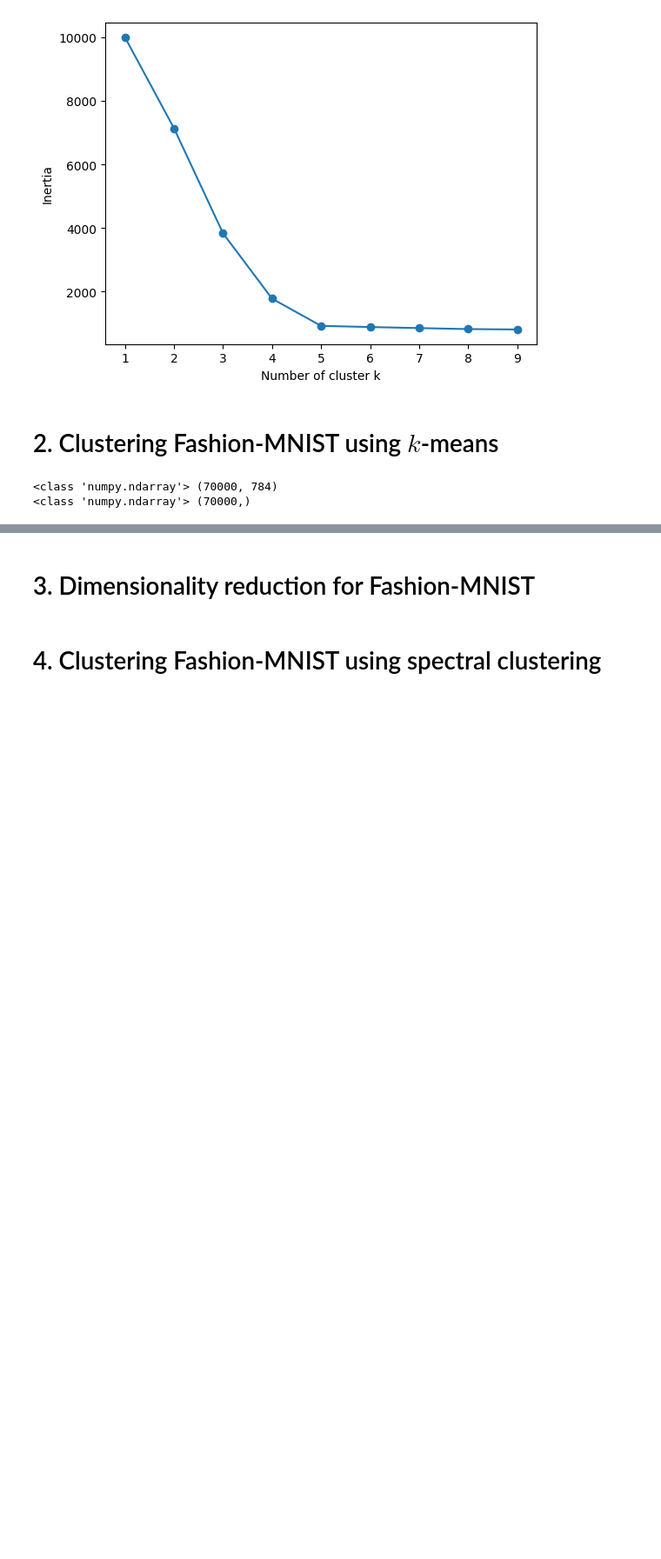
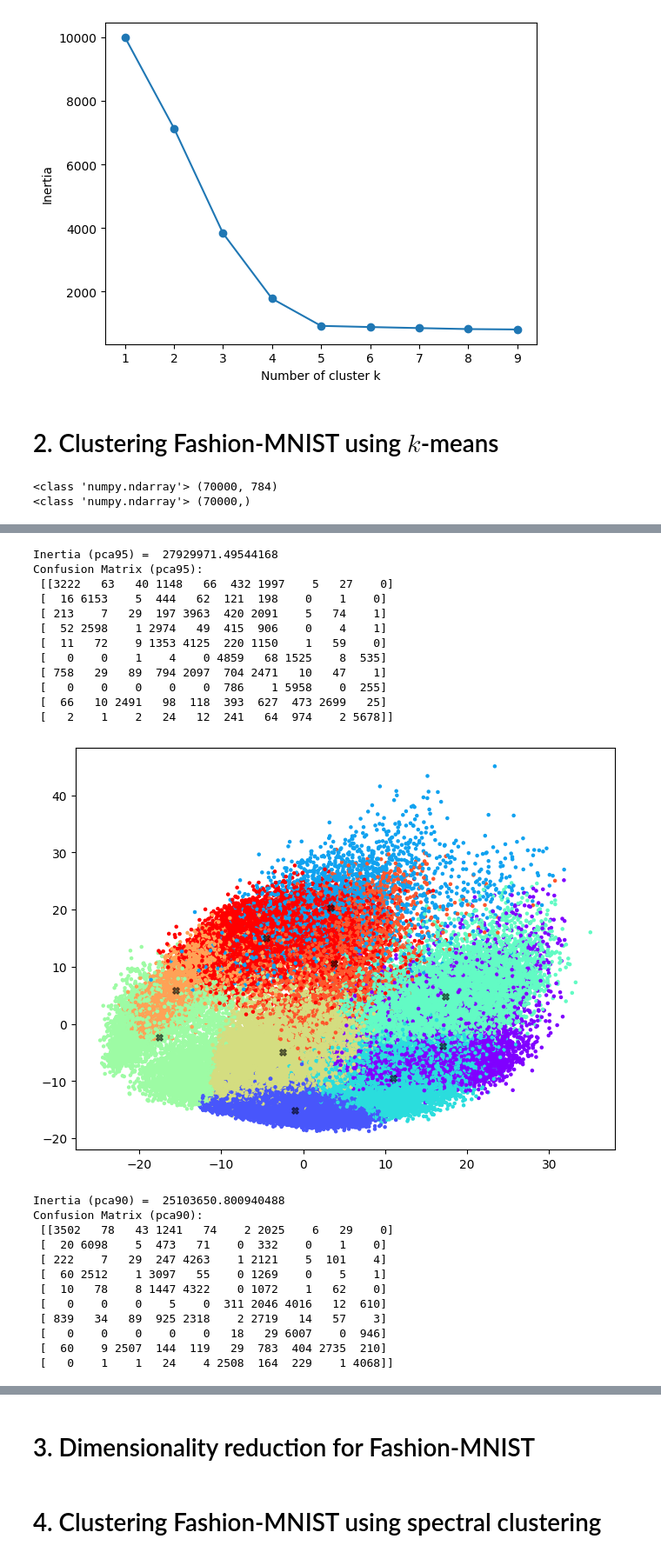
Before and after one commit to yiheng870106/Mathematics-of-Data-Science-Project-2-yiheng, a Jupyter notebook: project2.ipynb, the cells around one changed output, grey strips where cells are left out. Shown at 87% size. Cells and saved outputs as stored; diff of their text form; code cells hidden in the pictures; blank space fills up the shorter version.

```diff
--- a/project2.ipynb
+++ b/project2.ipynb
@@ -107,0 +209,77 @@ print(type(y),y.shape)
+# %%
+# PCA_95% and PCA_90%
+from sklearn.cluster import KMeans
+from sklearn.decomposition import PCA
+from sklearn.metrics import confusion_matrix
+from scipy.optimize import linear_sum_assignment
+
+X = StandardScaler().fit_transform(X)
+pca95 = PCA(n_components=0.95)
+X_pca95 = pca95.fit_transform(X)
+
+kmeans_pca95 = KMeans(n_clusters=10, random_state=1).fit(X_pca95)
+y_kmeans_pca95 = kmeans_pca95.labels_
+
+print("Inertia (pca95) = ",kmeans_pca95.inertia_)
+
+cm_pca95 = confusion_matrix(y, y_kmeans_pca95)
+row_ind_pca95, col_ind_pca95 = linear_sum_assignment(-cm_pca95)
+map_pca95 = dict(zip(col_ind_pca95, row_ind_pca95))
+y_kmeans_aligned_pca95 = np.array([map_pca95[label] for label in y_kmeans_pca95])
+print("Confusion Matrix (pca95): \n", confusion_matrix(y, y_kmeans_aligned_pca95))
+
+pca2 = PCA(n_components=2)
+X_pca2_pca95 = pca2.fit_transform(X_pca95)
+center_pca95 = pca2.transform(kmeans_pca95.cluster_centers_)
+plt.figure(figsize=(8,6))
+plt.scatter(X_pca2_pca95[:,0],X_pca2_pca95[:,1],c=y_kmeans_aligned_pca95, s=5, cmap="rainbow")
+plt.scatter(center_pca95[:,0],center_pca95[:,1],c="black",marker="X",s=30,alpha=0.5)
+plt.show()
+
+pca90 = PCA(n_components=0.9)
+X_pca90 = pca90.fit_transform(X)
+
+kmeans_pca90 = KMeans(n_clusters=10, random_state=1).fit(X_pca90)
+y_kmeans_pca90 = kmeans_pca90.labels_
+
+print("Inertia (pca90) = ",kmeans_pca90.inertia_)
+
+cm_pca90 = confusion_matrix(y, y_kmeans_pca90)
+row_ind_pca90, col_ind_pca90 = linear_sum_assignment(-cm_pca90)
+map_pca90 = dict(zip(col_ind_pca90, row_ind_pca90))
+y_kmeans_aligned_pca90 = np.array([map_pca90[label] for label in y_kmeans_pca90])
+print("Confusion Matrix (pca90): \n", confusion_matrix(y, y_kmeans_aligned_pca90))
+
+pca2 = PCA(n_components=2)
+X_pca2_pca90 = pca2.fit_transform(X_pca90)
+center_pca90 = pca2.transform(kmeans_pca90.cluster_centers_)
+plt.figure(figsize=(8,6))
+plt.scatter(X_pca2_pca90[:,0],X_pca2_pca90[:,1],c=y_kmeans_aligned_pca90, s=5, cmap="rainbow")
+plt.scatter(center_pca90[:,0],center_pca90[:,1],c="black",marker="X",s=30,alpha=0.5)
+plt.show()
+# %% [output]
+Inertia (pca95) =  27929971.49544168
+Confusion Matrix (pca95):
+ [[3222   63   40 1148   66  432 1997    5   27    0]
+ [  16 6153    5  444   62  121  198    0    1    0]
+ [ 213    7   29  197 3963  420 2091    5   74    1]
+ [  52 2598    1 2974   49  415  906    0    4    1]
+ [  11   72    9 1353 4125  220 1150    1   59    0]
+ [   0    0    1    4    0 4859   68 1525    8  535]
+ [ 758   29   89  794 2097  704 2471   10   47    1]
+ [   0    0    0    0    0  786    1 5958    0  255]
+ [  66   10 2491   98  118  393  627  473 2699   25]
+ [   2    1    2   24   12  241   64  974    2 5678]]
+[figure, added]
+Inertia (pca90) =  25103650.800940488
+Confusion Matrix (pca90):
+ [[3502   78   43 1241   74    2 2025    6   29    0]
+ [  20 6098    5  473   71    0  332    0    1    0]
+ [ 222    7   29  247 4263    1 2121    5  101    4]
+ [  60 2512    1 3097   55    0 1269    0    5    1]
+ [  10   78    8 1447 4322    0 1072    1   62    0]
+ [   0    0    0    5    0  311 2046 4016   12  610]
+ [ 839   34   89  925 2318    2 2719   14   57    3]
+ [   0    0    0    0    0   18   29 6007    0  946]
+ [  60    9 2507  144  119   29  783  404 2735  210]
+ [   0    1    1   24    4 2508  164  229    1 4068]]
```
Also changed, not shown: parts of 6 cells of this notebook.
